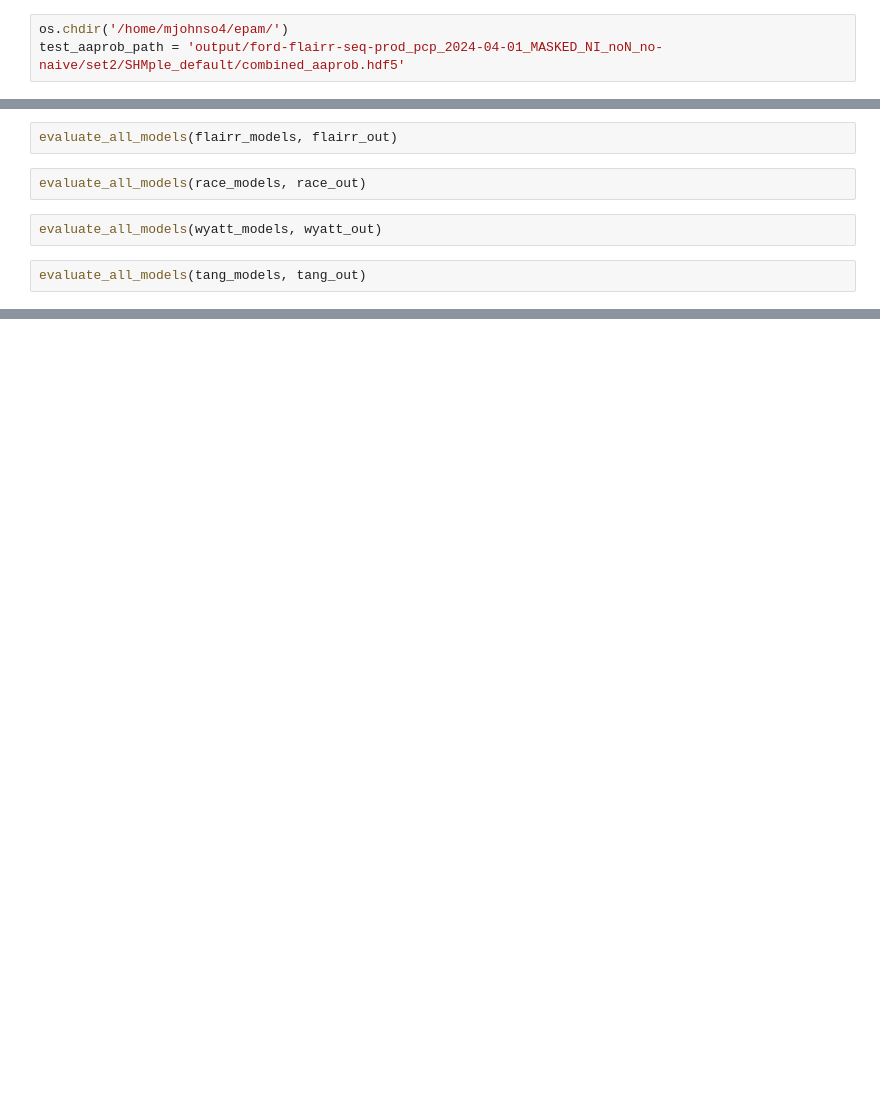
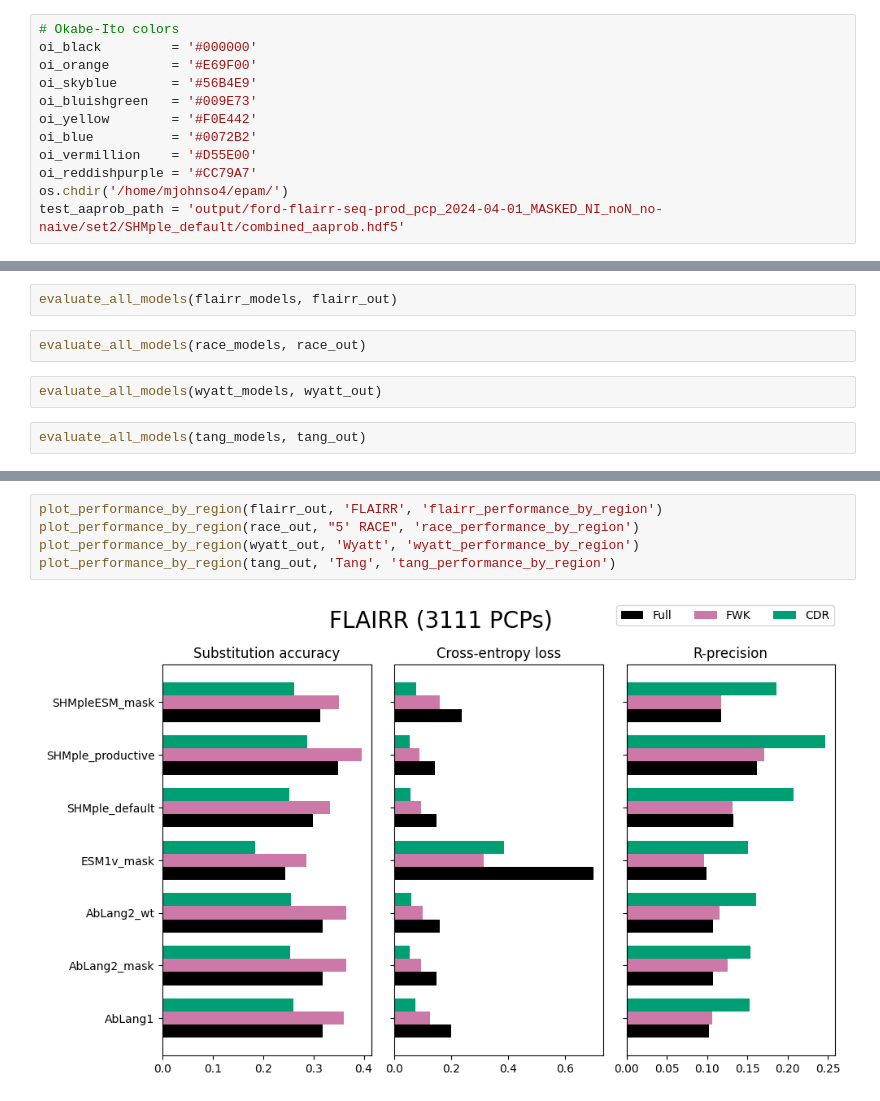
Before and after one commit to matsengrp/epam, a Jupyter notebook: notebooks/cdr_v_fwr_evals.ipynb, the cells around one changed output, grey strips where cells are left out. Saved outputs shown, nothing was run; the diff lists cells and outputs as text; blank space fills up the shorter version.

Commit message:
adding performance plots

```diff
--- a/notebooks/cdr_v_fwr_evals.ipynb
+++ b/notebooks/cdr_v_fwr_evals.ipynb
@@ -10,4 +12,13 @@ from scripts.annotate_pcps import aa_regions_of_row, aa_seq_by_region, get_cdr_f
 # %%
+# Okabe-Ito colors
+oi_black         = '#000000'
+oi_orange        = '#E69F00'
+oi_skyblue       = '#56B4E9'
+oi_bluishgreen   = '#009E73'
+oi_yellow        = '#F0E442'
+oi_blue          = '#0072B2'
+oi_vermillion    = '#D55E00'
+oi_reddishpurple = '#CC79A7'
 os.chdir('/home/mjohnso4/epam/')
 test_aaprob_path = 'output/ford-flairr-seq-prod_pcp_2024-04-01_MASKED_NI_noN_no-naive/set2/SHMple_default/combined_aaprob.hdf5'
 # %%
@@ -110,0 +148,7 @@ evaluate_all_models(tang_models, tang_out)
+# %%
+plot_performance_by_region(flairr_out, 'FLAIRR', 'flairr_performance_by_region')
+plot_performance_by_region(race_out, "5' RACE", 'race_performance_by_region')
+plot_performance_by_region(wyatt_out, 'Wyatt', 'wyatt_performance_by_region')
+plot_performance_by_region(tang_out, 'Tang', 'tang_performance_by_region')
+# %% [output]
+[figure, added]
```
Also changed, not shown: parts of 6 cells of this notebook, 1 other file.
